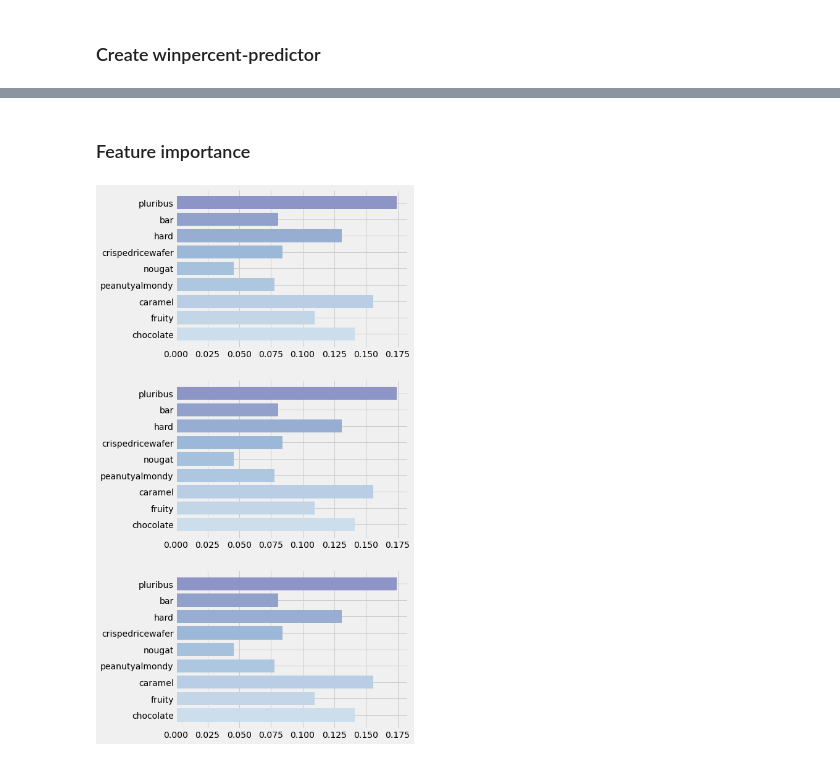
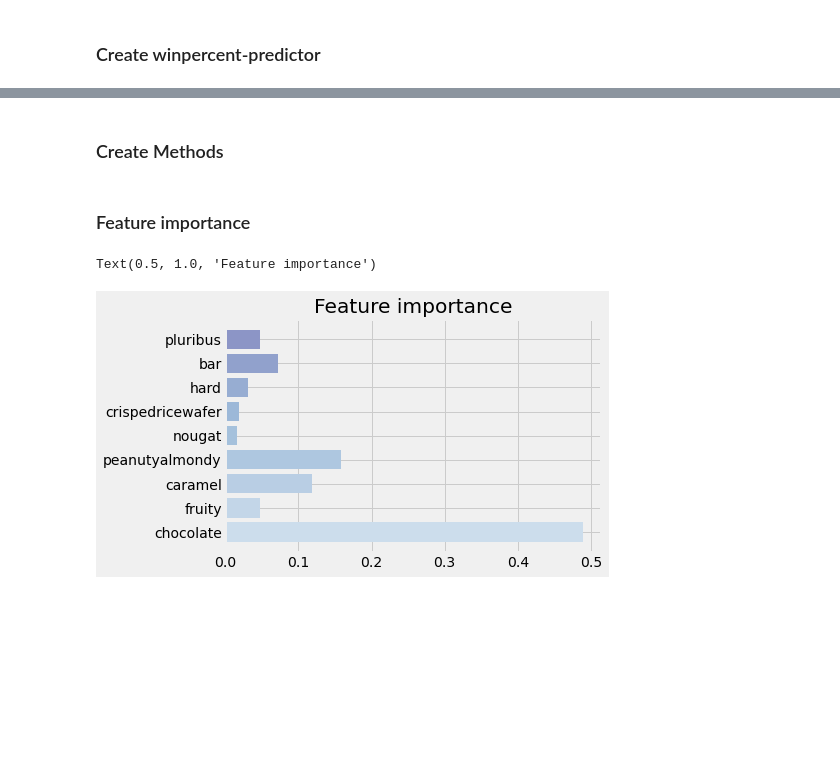
Before and after one commit to Mieju/CandyCare, a Jupyter notebook: CandyCare.ipynb, the cells around one changed output, grey strips where cells are left out. Drawn from its saved outputs; the diff is of its cells as text; code cells hidden in the pictures; blank space fills up the shorter version.

```diff
--- a/CandyCare.ipynb
+++ b/CandyCare.ipynb
@@ -293,8 +293,7 @@ for idx,bar_plt in enumerate(bar_plt):
 # %%
 candyDataProcessed = candyDataAll
 candyDataProcessed['winpercent'] = candyDataProcessed['winpercent']/100
-training_set, test_set = train_test_split(candyDataProcessed, test_size=0.3, random_state = 100)
-validation_set, test_set = train_test_split(test_set, test_size=0.5, random_state = 100)
+training_set, test_set = train_test_split(candyDataProcessed, test_size=0.2, random_state = 100)
 
 #sugar
 X_train_s = training_set.drop(columns = ['competitorname', 'sugarpercent', 'pricepercent', 'winpercent'])
@@ -303,9 +302,6 @@ y_train_s = training_set['sugarpercent']
 X_test_s = training_set.drop(columns = ['competitorname', 'sugarpercent', 'pricepercent', 'winpercent'])
 y_test_s = training_set['sugarpercent']
 
-X_validation_s = training_set.drop(columns = ['competitorname', 'sugarpercent', 'pricepercent', 'winpercent'])
-y_validation_s = training_set['sugarpercent']
-
 #price
 X_train_p = training_set.drop(columns = ['competitorname', 'sugarpercent', 'pricepercent', 'winpercent'])
 y_train_p = training_set['pricepercent']
@@ -313,18 +309,12 @@ y_train_p = training_set['pricepercent']
 X_test_p = training_set.drop(columns = ['competitorname', 'sugarpercent', 'pricepercent', 'winpercent'])
 y_test_p = training_set['pricepercent']
 
-X_validation_p = training_set.drop(columns = ['competitorname', 'sugarpercent', 'pricepercent', 'winpercent'])
-y_validation_p = training_set['pricepercent']
-
 #win
 X_train_w = training_set.drop(columns = ['competitorname', 'sugarpercent', 'pricepercent', 'winpercent'])
 y_train_w = training_set['winpercent']
 
 X_test_w = training_set.drop(columns = ['competitorname', 'sugarpercent', 'pricepercent', 'winpercent'])
 y_test_w = training_set['winpercent']
-
-X_validation_w = training_set.drop(columns = ['competitorname', 'sugarpercent', 'pricepercent', 'winpercent'])
-y_validation_w = training_set['winpercent']
 # %% [markdown]
 ## Random forest classifier
 ### Create sugarpercent-predictor
@@ -374,12 +352,2 @@ def predWin_RF(dataline):
-# %% [markdown]
-### Feature importance
-# %%
-colors = plt.cm.BuPu(np.linspace(0.2, 0.5, len(X_train_w.columns)))
-
-values = [X_train_s, X_train_p, X_train_w]
-
-ax[0].barh(X_train_s.columns, clf_s.feature_importances_, color=colors)
-ax[1].barh(X_train_p.columns, clf_p.feature_importances_,  color=colors)
-ax[2].barh(X_train_w.columns, clf_w.feature_importances_,  color=colors)
-# %% [output]
-[figure, removed]
+# %% [markdown]
+### Create Methods
@@ -385,0 +364,9 @@ ax[2].barh(X_train_w.columns, clf_w.feature_importances_,  color=colors)
+# %% [markdown]
+### Feature importance
+# %%
+colors = plt.cm.BuPu(np.linspace(0.2, 0.5, len(X_train_w.columns)))
+plt.barh(X_train_w.columns, clf_w.feature_importances_,  color=colors)
+plt.title("Feature importance")
+# %% [output]
+Text(0.5, 1.0, 'Feature importance')
+[figure, added]
```
Also changed, not shown: parts of 8 cells of this notebook.
